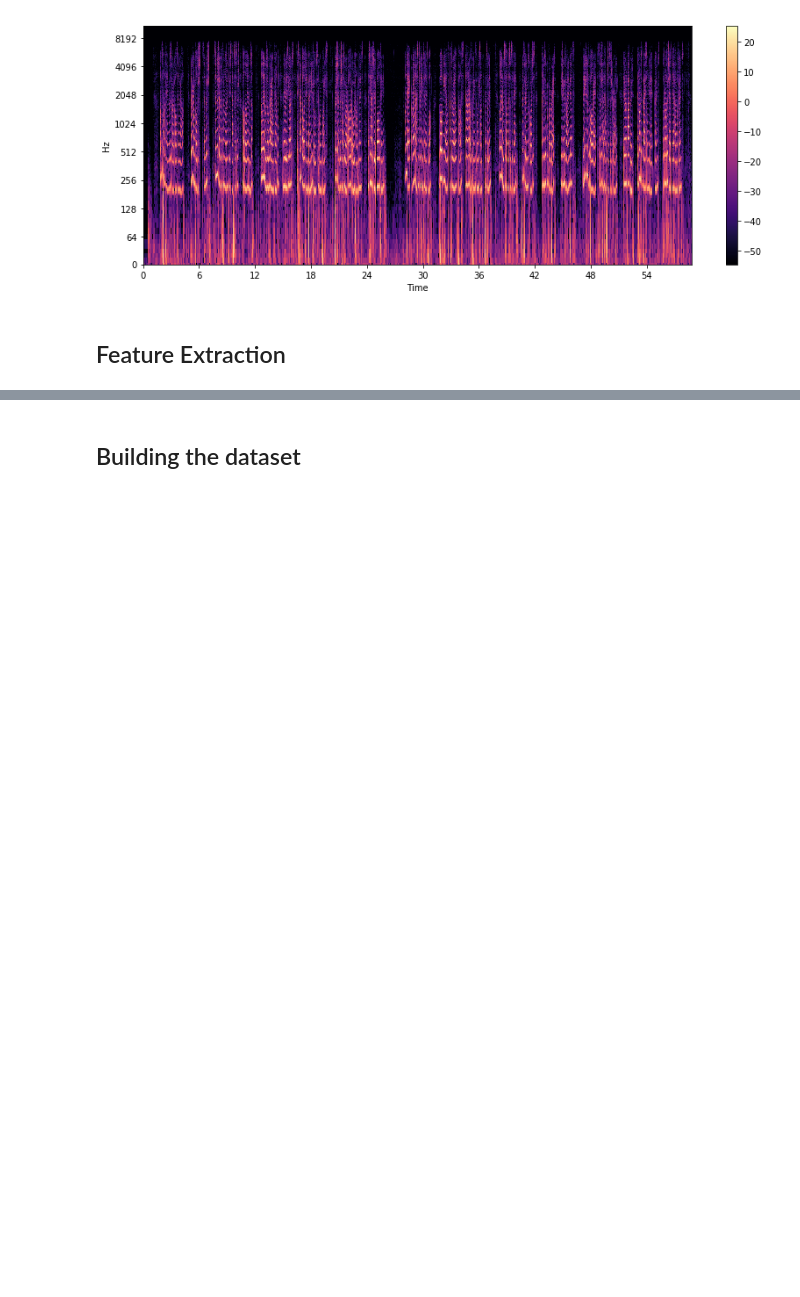
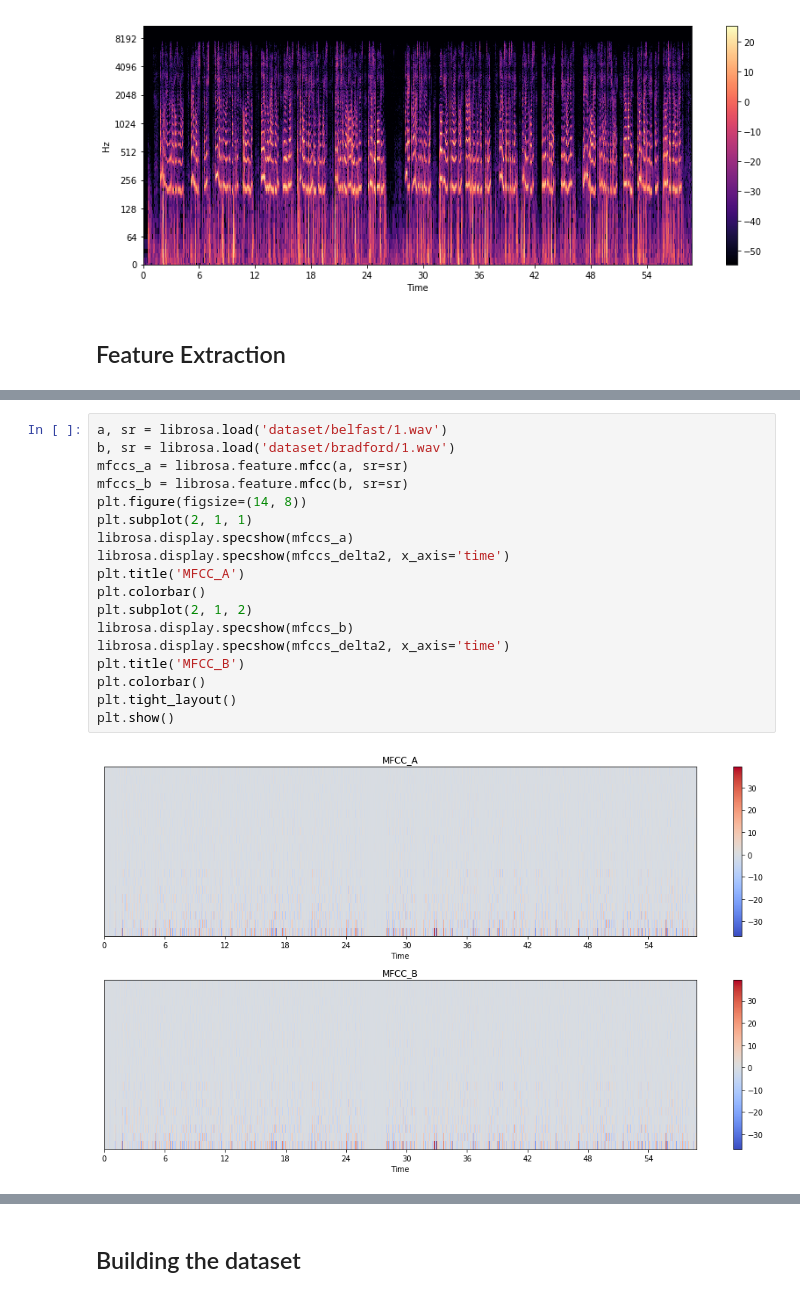
Before and after one commit to nithinr07/dialect-classification, a Jupyter notebook: Feature Extraction.ipynb, the cells around one changed output, grey strips where cells are left out. Cells and saved outputs as stored; diff of their text form; blank space fills up the shorter version.

```diff
--- a/Feature Extraction.ipynb
+++ b/Feature Extraction.ipynb
@@ -63,3 +87,23 @@ librosa.display.specshow(mfccs, sr=sr, x_axis='time')
+# %%
+a, sr = librosa.load('dataset/belfast/1.wav')
+b, sr = librosa.load('dataset/bradford/1.wav')
+mfccs_a = librosa.feature.mfcc(a, sr=sr)
+mfccs_b = librosa.feature.mfcc(b, sr=sr)
+plt.figure(figsize=(14, 8))
+plt.subplot(2, 1, 1)
+librosa.display.specshow(mfccs_a)
+librosa.display.specshow(mfccs_delta2, x_axis='time')
+plt.title('MFCC_A')
+plt.colorbar()
+plt.subplot(2, 1, 2)
+librosa.display.specshow(mfccs_b)
+librosa.display.specshow(mfccs_delta2, x_axis='time')
+plt.title('MFCC_B')
+plt.colorbar()
+plt.tight_layout()
+plt.show()
+# %% [output]
+[figure, added]
 # %%
 #Spectral Flux
 spectral_flux = librosa.onset.onset_strength(y=x, sr=sr)
```
Also changed, not shown: parts of 16 cells of this notebook, 3 other files.
